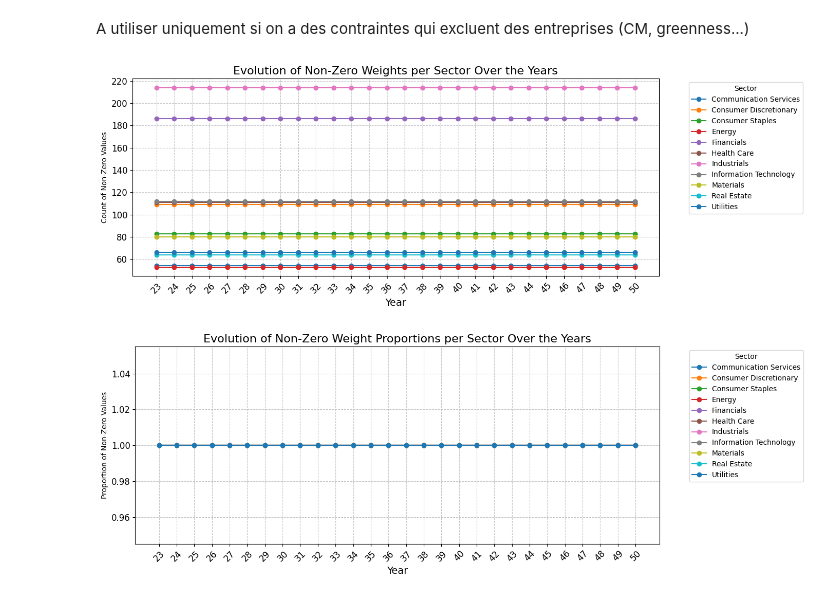
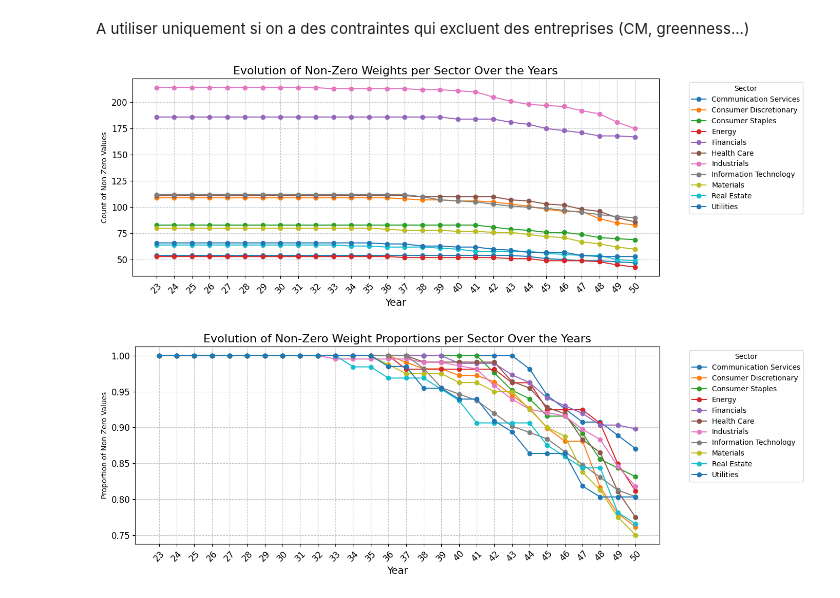
Before and after one commit to MoutetMaxime/net-zero-portfolio, a Jupyter notebook: optimization.ipynb, the cells around one changed output. Cells and saved outputs as stored; diff of their text form; code cells hidden in the pictures.

```diff
--- a/optimization.ipynb
+++ b/optimization.ipynb
@@ -11,4 +11,5 @@ sigma = np.load("data/cov_matrix_sigma.npy")
 CI = pd.read_csv("data/CarbonIntensity.csv")
 #CI0 = CI["CI_Scope12_FY23"].values.reshape(-1, 1)
 CI0 = CI["CARBON_EMISSIONS_SCOPE_12_FY23"].values.reshape(-1, 1)
+Green = CI["CT_TOTAL_MAX_REV"].values.reshape(-1, 1)
 bench = (CI["Weight"].values / CI["Weight"].sum()).reshape(-1, 1)
@@ -75,8 +80,8 @@ for year in range(len(R_)):
     y = solve(
         Q = sigma,
         p = None,
-        G = np.diag(CI_year[:,0]),
-        h = (1 - R) * CI0 * bench - CI_year * bench,
+        G = CI_year[:,0].T,
+        h = (1 - R) * CI0.T @ bench - CI_year.T @ bench,
         A = np.ones((bench.shape[0],1)).T,
         b =-np.ones(bench.shape).T @ bench + 1,
         lb = - bench,
@@ -285,42 +356,43 @@ A utiliser uniquement si on a des contraintes qui excluent des entreprises (CM,
 weight_columns = [col for col in CI.columns if col.startswith('Weight_FY')]
 
 # Ajouter des colonnes "zero_" indiquant si les valeurs sont significativement différentes de zéro
 for i, col in enumerate(weight_columns):
-    CI[f"zero_{23 + i}"] = CI[col] > 0.000001  # Ajuster l'index des années (par exemple, FY23 = 2023)
+    CI[f"zero_{23 + i}"] = CI[col] > 0.00001
+    1  # Ajuster l'index des années (par exemple, FY23 = 2023)
 
 # Sélectionner les colonnes "zero_" pour le comptage
 zero_columns = [col for col in CI.columns if col.startswith('zero_')]
 
 # Grouper par secteur et compter les valeurs "True" pour chaque année
 non_zero_counts = CI.groupby('GICS_SECTOR')[zero_columns].sum()
 
 # Transposer pour visualiser les années sur l'axe X
 non_zero_counts.T.plot(figsize=(14, 5), marker='o')
 
 # Ajouter des titres, labels et personnalisation
 plt.title('Evolution of Non-Zero Weights per Sector Over the Years', fontsize=16)
 plt.xlabel('Year', fontsize=14)
 plt.ylabel('Count of Non-Zero Values')
 plt.legend(title='Sector', bbox_to_anchor=(1.05, 1), loc='upper left', fontsize=10)
 plt.xticks(
     ticks=range(len(zero_columns)),
     labels=[col.split('_')[-1] for col in zero_columns],
     rotation=45,
     fontsize=12
 )
 plt.yticks(fontsize=12)
 plt.grid(True, linestyle='--', alpha=0.7)
 plt.tight_layout()
 plt.show()
 # %% [output]
-[figure, old version]
+[figure, new version]
 # %%
 # Extraire les colonnes liées aux poids au fil des années
 weight_columns = [col for col in CI.columns if col.startswith('Weight_FY')]
 
 # Ajouter des colonnes "zero_" indiquant si les valeurs sont significativement différentes de zéro
 for i, col in enumerate(weight_columns):
-    CI[f"zero_{23 + i}"] = CI[col] > 0.000001  # Ajuster l'index des années (par exemple, FY23 = 2023)
+    CI[f"zero_{23 + i}"] = CI[col] > 0.00001  # Ajuster l'index des années (par exemple, FY23 = 2023)
 
 # Sélectionner les colonnes "zero_" pour le comptage
 zero_columns = [col for col in CI.columns if col.startswith('zero_')]
@@ -353,4 +425,4 @@ plt.grid(True, linestyle='--', alpha=0.7)
 plt.tight_layout()
 plt.show()
 # %% [output]
-[figure, old version]
+[figure, new version]
```
Also changed, not shown: parts of 9 cells of this notebook, 1 other file.
